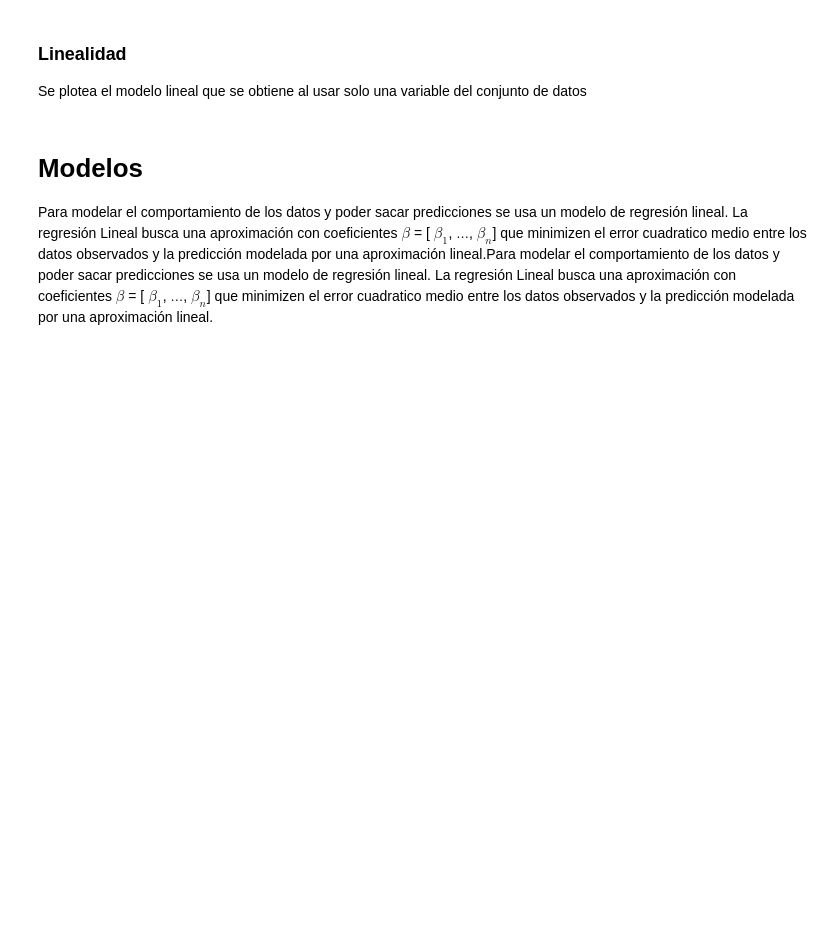
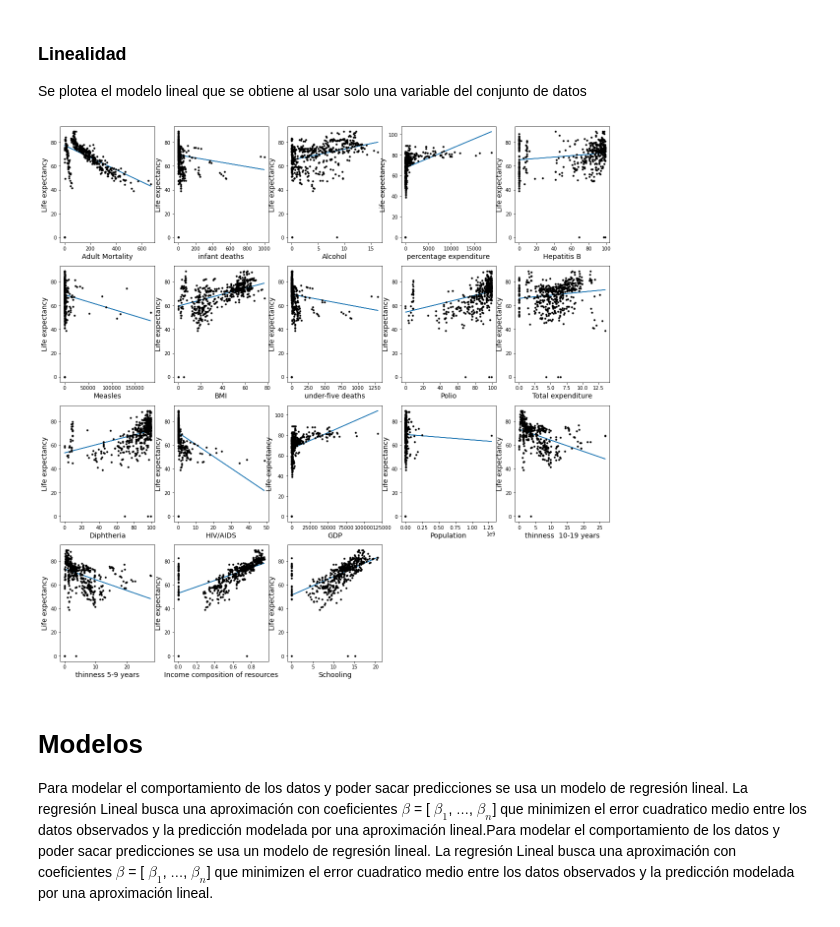
Before and after one commit to jscabraWork/Lab3, a Jupyter notebook: notebook.ipynb, the cells around one changed output. Saved outputs shown, nothing was run; the diff lists cells and outputs as text; code cells hidden in the pictures; blank space fills up the shorter version.

```diff
--- a/notebook.ipynb
+++ b/notebook.ipynb
@@ -221,22 +275,24 @@ Se plotea el modelo lineal que se obtiene al usar solo una variable del conjunto
 # %%
 i = 0
 for var in variables:
     i += 1
     X_temp = X_train[[var]]
     X_test_temp = X_test[[var]]
 
     model = LinearRegression()
     model.fit(X_temp, Y_train)
 
     y_pred = model.predict(X_test_temp)
     plt.rcParams['figure.figsize'] = [20, 20]
     plt.subplot(4, 5, i)
     plt.xlabel(var, fontsize=14)
-    plt.ylabel("LeagueIndex", fontsize=14)
+    plt.ylabel("Life expectancy", fontsize=14)
     plt.plot(X_test_temp, y_pred, X_test_temp , Y_test, 'k.')
 
 
 plt.rcParams['figure.figsize'] = [6.4, 4.8]
+# %% [output]
+[figure, added]
 # %% [markdown]
 # Modelos
 
```
Also changed, not shown: parts of 23 cells of this notebook.
